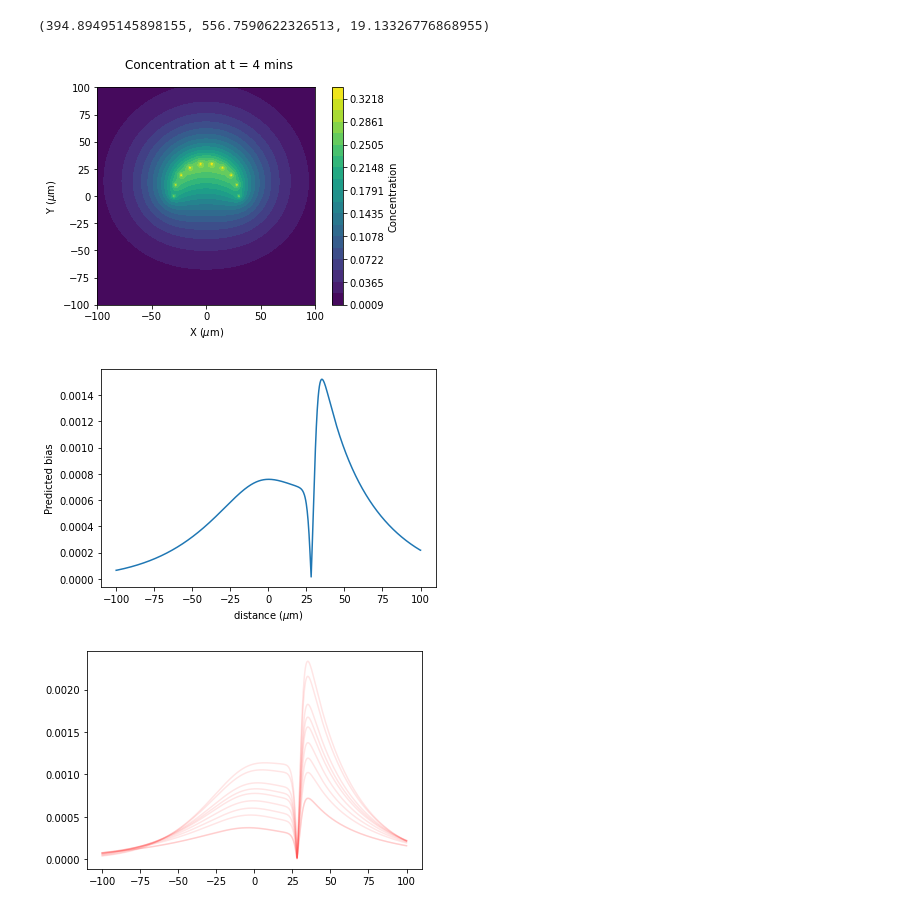
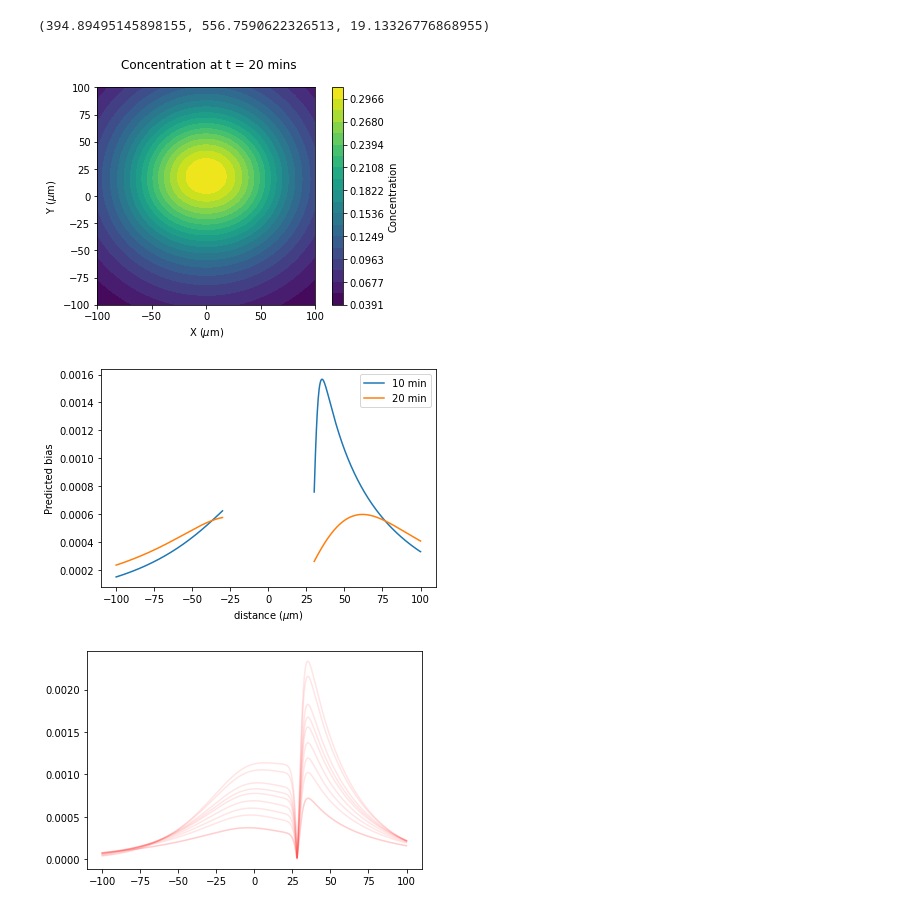
Before and after one commit to Schumacher-group/ImmuneCellMigrationAnalysis, a Jupyter notebook: Notebooks/Diffusion Plots.ipynb, the cells around one changed output. Cells and saved outputs as stored; diff of their text form; code cells hidden in the pictures.

```diff
--- a/Notebooks/Diffusion Plots.ipynb
+++ b/Notebooks/Diffusion Plots.ipynb
@@ -57,7 +57,7 @@ def location_of_sources(halfwound_on):
     if halfwound_on == True:
         source_locations = [(xs[i],ys[i]) for i in range(len(xs))]
     else:
-        source_locations = [(0, 50), (0, -50)]
+        source_locations = [(0, 80), (0, -80)]
     return source_locations
 
 def strength_of_sources(halfwound_on, flow_rate):
@@ -92,49 +92,57 @@ y = np.linspace(-L, L, 1000)
 distance = np.linspace(-L,L,1000) # Distance in microns for plotting
 X, Y = np.meshgrid(x, y)
 
 # Define the positions of the point sources
 source_locations = location_of_sources(halfwound_on)
 source_strength = strength_of_sources(halfwound_on, q_mean_control)
 # Set the values of ts, D, and tau
-ts = 4 # current time - min
-# tau = 18 # production time up to - mins
+ts = 20 # current time - min
 
 # Calculate the concentration at each point in the grid
 concentration = concentration_multiple_sources(X, Y, ts, source_locations, source_strength, D_mean_control, tau_mean_control)
 levels = np.linspace(concentration.min(),concentration.max(), 20)
 
 # plotting
 fig, ax = plt.subplots(1)
 ax.set_aspect('equal')
 
 im = ax.contourf(X, Y, concentration, levels=levels)
 
 ax.set_xlabel('X ($\mu$m)')
 ax.set_ylabel('Y ($\mu$m)')
 cbar = fig.colorbar(im)
 cbar.set_label('Concentration')
 
 fig.suptitle(f'Concentration at t = {int(ts)} mins')
 if halfwound_on == True:
     plt.savefig(f"Figures/Half wound concentration at t = {ts}.pdf")
 else:
     plt.savefig(f"Figures/Two wound concentration at t = {ts}.pdf")
 plt.show()
 # %% [output]
-[figure, old version]
+[figure, new version]
 # %%
 # next will plot line plots of the predicted bias for half wound data
 # this needs to be averaged over multiple time-windows to compare with data
 # Define the positions of the point sources
 source_locations = location_of_sources(halfwound_on)
-concentration_half = concentration_multiple_sources(X, Y, 5, source_locations, source_strength,D_mean_control, tau_mean_control)
-absolute_concentration_grad = np.absolute(np.gradient(concentration_half[:,500]))
-plt.plot(distance,absolute_concentration_grad)
+# wound_indices = np.abs(distance)<30
+wound_edge_indices = [next(i for i, x in enumerate(distance) if x>-30), next(i for i, x in enumerate(distance) if x>30)]
+color_list = ['tab:blue', 'tab:orange', 'tab:green']
+for i, ts in enumerate([10, 20]):
+    concentration_half = concentration_multiple_sources(X, Y, ts, source_locations, source_strength,D_mean_control, tau_mean_control)
+    absolute_concentration_grad = np.absolute(np.gradient(concentration_half[:,500]))
+    plt.plot(distance[:wound_edge_indices[0]],absolute_concentration_grad[:wound_edge_indices[0]],color_list[i])
+    plt.plot(distance[wound_edge_indices[1]:],absolute_concentration_grad[wound_edge_indices[1]:],color_list[i],label=str(ts)+' min')
+    # plt.plot(distance[wound_indices],absolute_concentration_grad[wound_indices],'k--')
+plt.legend()
+
 plt.xlabel("distance ($\mu$m)")
 plt.ylabel("Predicted bias")
+plt.savefig(f"Figures/Half wound predicted bias.pdf")
 plt.show()
 # %% [output]
-[figure, old version]
+[figure, new version]
 # %%
 # plot muliple lines for different samples from the posterior distribution
 multi_gradients = []
```
Also changed, not shown: parts of 2 cells of this notebook, 1 other file.
